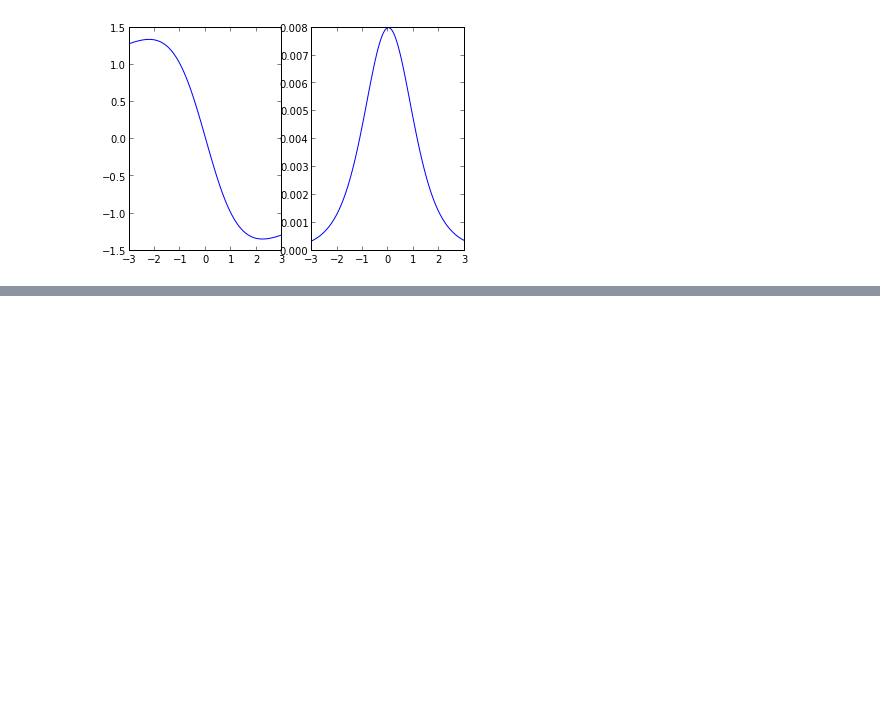
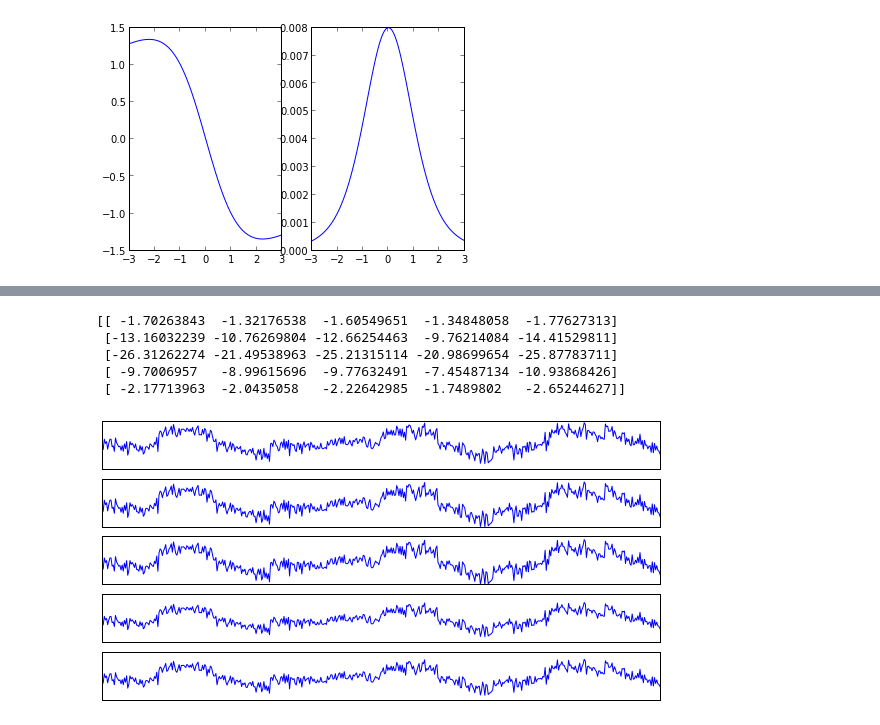
Before and after one commit to stathischaritos/ML-ICA, a Jupyter notebook: ML_LAB_1.ipynb, the cells around one changed output, grey strips where cells are left out. Drawn from its saved outputs; the diff is of its cells as text; code cells hidden in the pictures; blank space fills up the shorter version.

```diff
--- a/ML_LAB_1.ipynb
+++ b/ML_LAB_1.ipynb
@@ -267,0 +268,32 @@ imshow(np.cov(wX), cmap='gray', interpolation='nearest')
+# %%
+a0 = lambda x : -tanh(x)
+a1 = lambda x : -power(x,3)
+a2 = lambda x : -power(x,3)
+a3 = lambda x : -power(x,3)
+
+def ICA(X, activation_function, learning_rate = 0.001 , iterations = 1):
+    W = random_nonsingular_matrix(len(X))
+    for i in range(0,iterations):
+        a = dot(W,X)
+        z = activation_function(a)
+        xp = dot(W.T,a)
+        dW = learning_rate*(W + dot(z,xp.T))
+        print dW
+        for m in range(0,5):
+            v = mean(dW[m])
+            for j in range(0,5):
+                dW[m][j] = v
+        W = W + dW
+    return W
+# %%
+W = ICA(wX,a1,0.001,1)
+a = dot(W,X)
+rcParams['figure.figsize'] = 10, 5
+plot_signals(a)
+# %% [output]
+[[ -1.70263843  -1.32176538  -1.60549651  -1.34848058  -1.77627313]
+ [-13.16032239 -10.76269804 -12.66254463  -9.76214084 -14.41529811]
+ [-26.31262274 -21.49538963 -25.21315114 -20.98699654 -25.87783711]
+ [ -9.7006957   -8.99615696  -9.77632491  -7.45487134 -10.93868426]
+ [ -2.17713963  -2.0435058   -2.22642985  -1.7489802   -2.65244627]]
+[figure, added]
```
Also changed, not shown: parts of 8 cells of this notebook, 1 other file.
